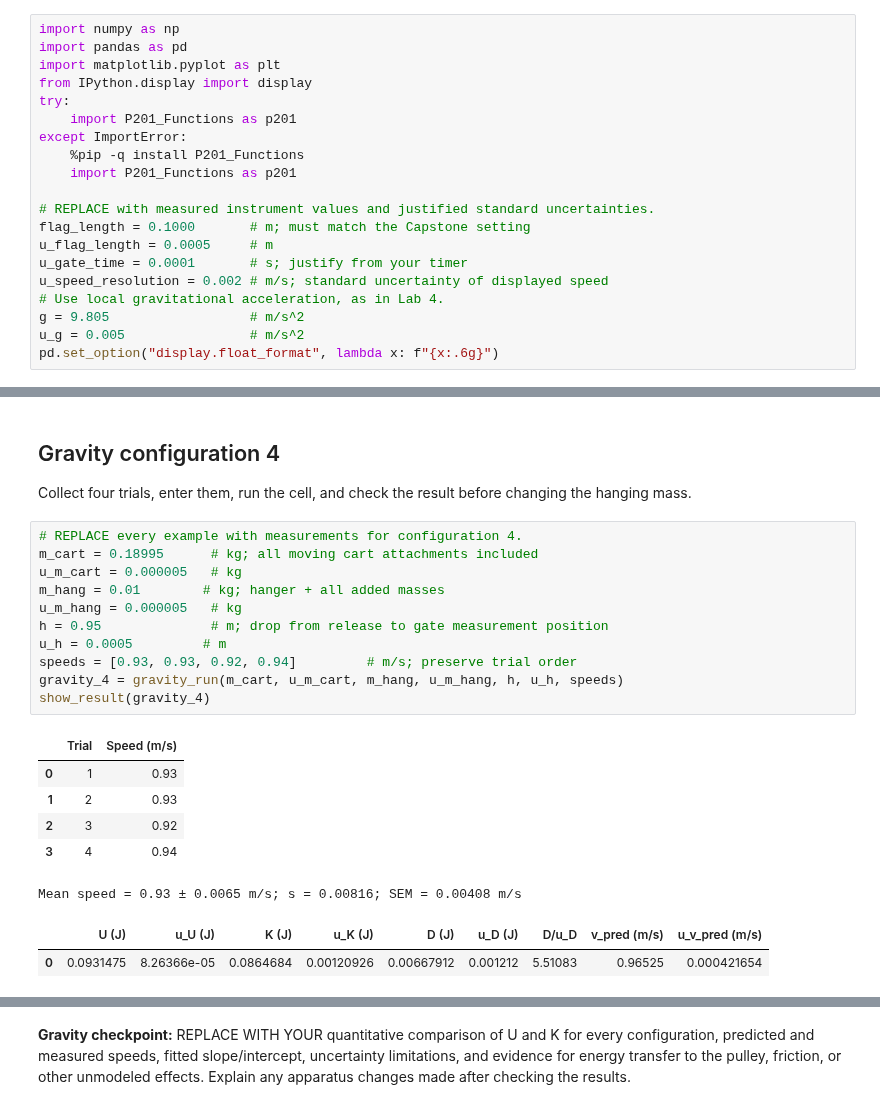
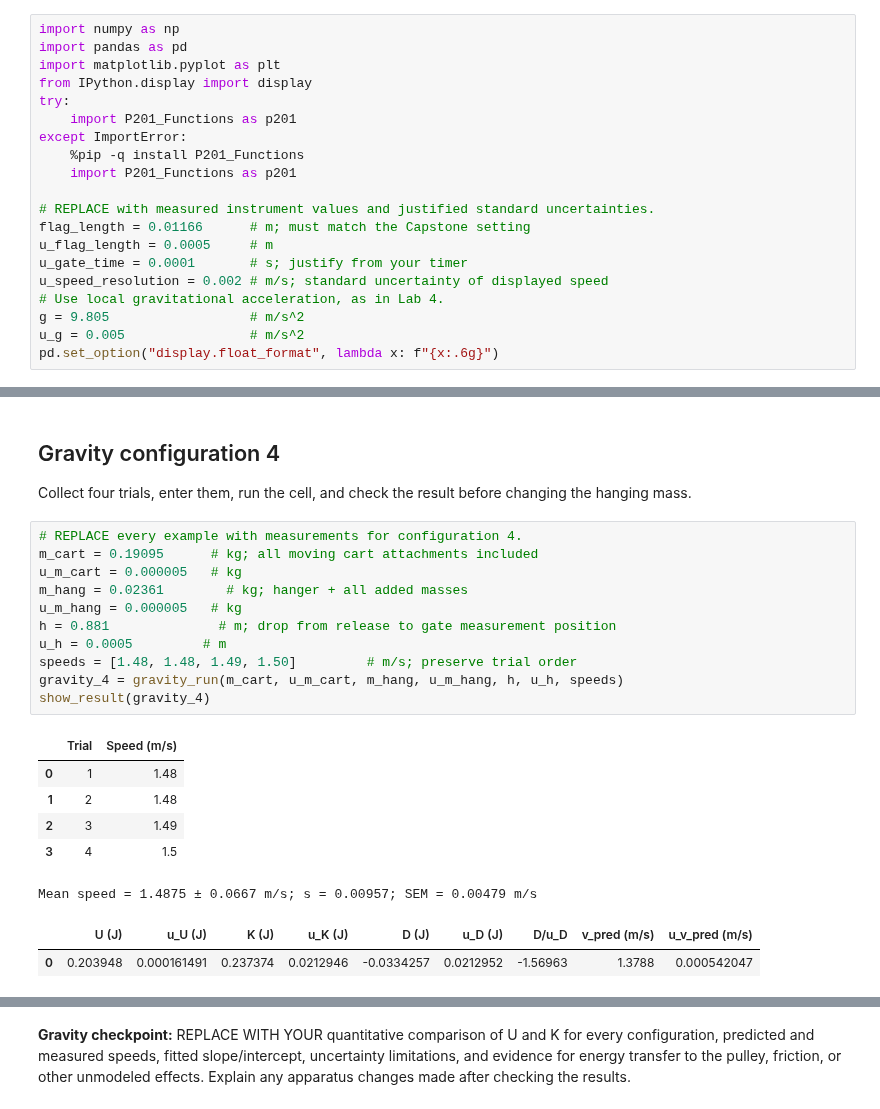
Before and after one commit to kaylinchurch-ai/Phys201L, a Jupyter notebook: labs/Lab05_Air_Track_Conservation_of_Energy/Lab05_Air_Track_Conservation_of_Energy.ipynb, the cells around one changed output, grey strips where cells are left out. Saved outputs shown, nothing was run; the diff lists cells and outputs as text.

```diff
--- a/labs/Lab05_Air_Track_Conservation_of_Energy/Lab05_Air_Track_Conservation_of_Energy.ipynb
+++ b/labs/Lab05_Air_Track_Conservation_of_Energy/Lab05_Air_Track_Conservation_of_Energy.ipynb
@@ -54,7 +54,7 @@ except ImportError:
     import P201_Functions as p201
 
 # REPLACE with measured instrument values and justified standard uncertainties.
-flag_length = 0.1000       # m; must match the Capstone setting
+flag_length = 0.01166      # m; must match the Capstone setting
 u_flag_length = 0.0005     # m
 u_gate_time = 0.0001       # s; justify from your timer
 u_speed_resolution = 0.002 # m/s; standard uncertainty of displayed speed
@@ -304,24 +302,24 @@ Mean speed = 0.8325 ± 0.0078 m/s; s = 0.0126; SEM = 0.00629 m/s
 Collect four trials, enter them, run the cell, and check the result before changing the hanging mass.
 # %%
 # REPLACE every example with measurements for configuration 4.
-m_cart = 0.18995      # kg; all moving cart attachments included
+m_cart = 0.19095      # kg; all moving cart attachments included
 u_m_cart = 0.000005   # kg
-m_hang = 0.01        # kg; hanger + all added masses
+m_hang = 0.02361        # kg; hanger + all added masses
 u_m_hang = 0.000005   # kg
-h = 0.95              # m; drop from release to gate measurement position
+h = 0.881              # m; drop from release to gate measurement position
 u_h = 0.0005         # m
-speeds = [0.93, 0.93, 0.92, 0.94]         # m/s; preserve trial order
+speeds = [1.48, 1.48, 1.49, 1.50]         # m/s; preserve trial order
 gravity_4 = gravity_run(m_cart, u_m_cart, m_hang, u_m_hang, h, u_h, speeds)
 show_result(gravity_4)
 # %% [output]
 |  | Trial | Speed (m/s) |
-| 0 | 1 | 0.93 |
-| 1 | 2 | 0.93 |
-| 2 | 3 | 0.92 |
-| 3 | 4 | 0.94 |
+| 0 | 1 | 1.48 |
+| 1 | 2 | 1.48 |
+| 2 | 3 | 1.49 |
+| 3 | 4 | 1.5 |
-Mean speed = 0.93 ± 0.0065 m/s; s = 0.00816; SEM = 0.00408 m/s
+Mean speed = 1.4875 ± 0.0667 m/s; s = 0.00957; SEM = 0.00479 m/s
 |  | U (J) | u_U (J) | K (J) | u_K (J) | D (J) | u_D (J) | D/u_D | v_pred (m/s) | u_v_pred (m/s) |
-| 0 | 0.0931475 | 8.26366e-05 | 0.0864684 | 0.00120926 | 0.00667912 | 0.001212 | 5.51083 | 0.96525 | 0.000421654 |
+| 0 | 0.203948 | 0.000161491 | 0.237374 | 0.0212946 | -0.0334257 | 0.0212952 | -1.56963 | 1.3788 | 0.000542047 |
 # %%
 gravity_table = energy_plot(
     {"Gravity 1":gravity_1, "Gravity 2":gravity_2, "Gravity 3":gravity_3, "Gravity 4":gravity_4},
```
Also changed, not shown: parts of 7 cells of this notebook.
